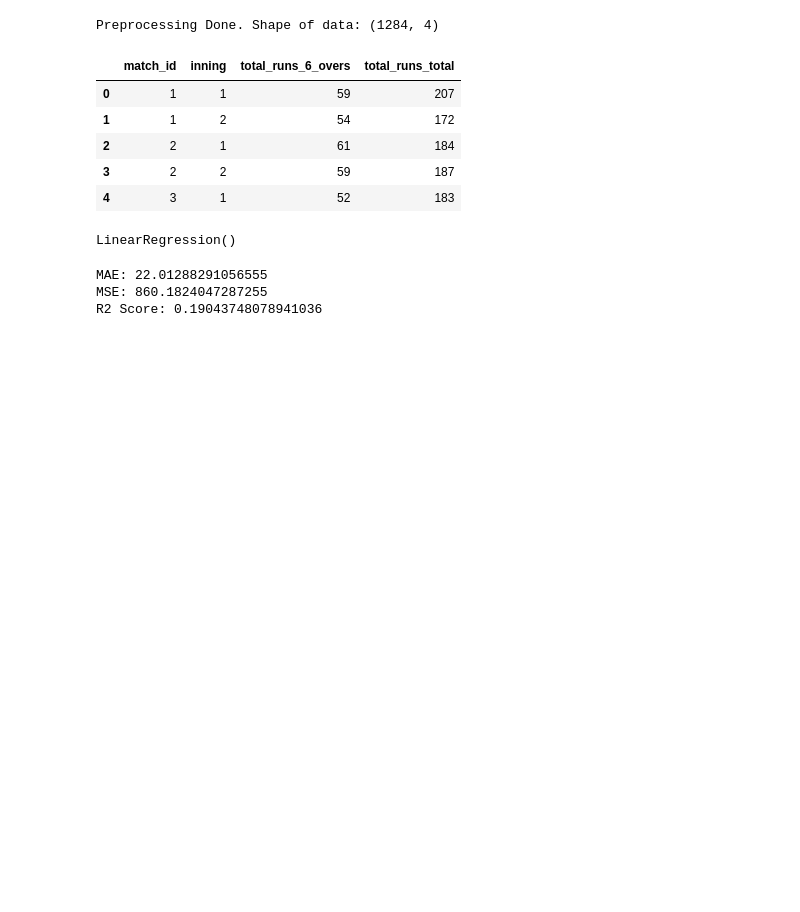
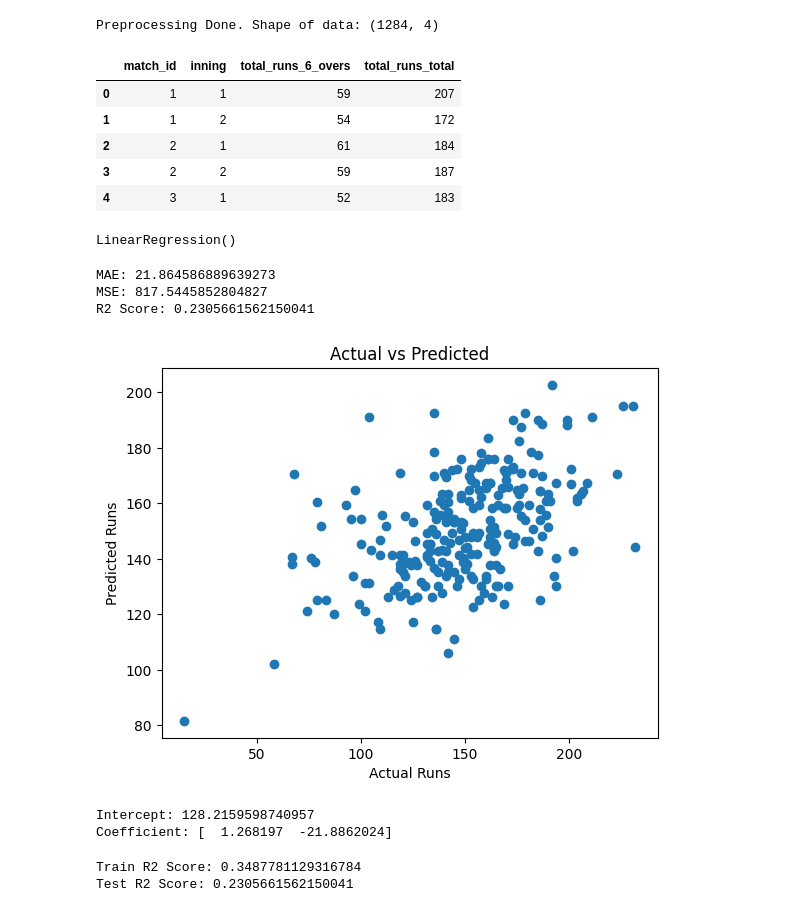
Before and after one commit to Jana1805/ML-Assignment, a Jupyter notebook: notebooks/linear_regression.ipynb, the cells around one changed output. Cells and saved outputs as stored; diff of their text form; code cells hidden in the pictures; blank space fills up the shorter version.

```diff
--- a/notebooks/linear_regression.ipynb
+++ b/notebooks/linear_regression.ipynb
@@ -42,7 +42,7 @@ Preprocessing Done. Shape of data: (1284, 4)
 | 3 | 2 | 2 | 59 | 187 |
 | 4 | 3 | 1 | 52 | 183 |
 # %%
-X = df[['total_runs_6_overs']]
+X = df[['total_runs_6_overs', 'inning']]
 y = df['total_runs_total']
 # %%
 from sklearn.model_selection import train_test_split
@@ -70,6 +70,42 @@ print("MAE:", mae)
 print("MSE:", mse)
 print("R2 Score:", r2)
 # %% [output]
-MAE: 22.01288291056555
-MSE: 860.1824047287255
-R2 Score: 0.19043748078941036
+MAE: 21.864586889639273
+MSE: 817.5445852804827
+R2 Score: 0.2305661562150041
+# %%
+import matplotlib.pyplot as plt
+
+plt.scatter(y_test, y_pred)
+plt.xlabel("Actual Runs")
+plt.ylabel("Predicted Runs")
+plt.title("Actual vs Predicted")
+plt.show()
+# %% [output]
+[figure, added]
+# %%
+print("Intercept:", model.intercept_)
+print("Coefficient:", model.coef_)
+# %% [output]
+Intercept: 128.2159598740957
+Coefficient: [  1.268197  -21.8862024]
+# %%
+from sklearn.metrics import r2_score
+
+# 🔹 Train predictions
+y_train_pred = model.predict(X_train)
+
+# 🔹 Test predictions (oya already thiyenawa)
+y_test_pred = model.predict(X_test)
+
+# 🔹 Train R2
+train_r2 = r2_score(y_train, y_train_pred)
+
+# 🔹 Test R2
+test_r2 = r2_score(y_test, y_test_pred)
+
+print("Train R2 Score:", train_r2)
+print("Test R2 Score:", test_r2)
+# %% [output]
+Train R2 Score: 0.3487781129316784
+Test R2 Score: 0.2305661562150041
```
Also changed, not shown: parts of 1 cell of this notebook.
